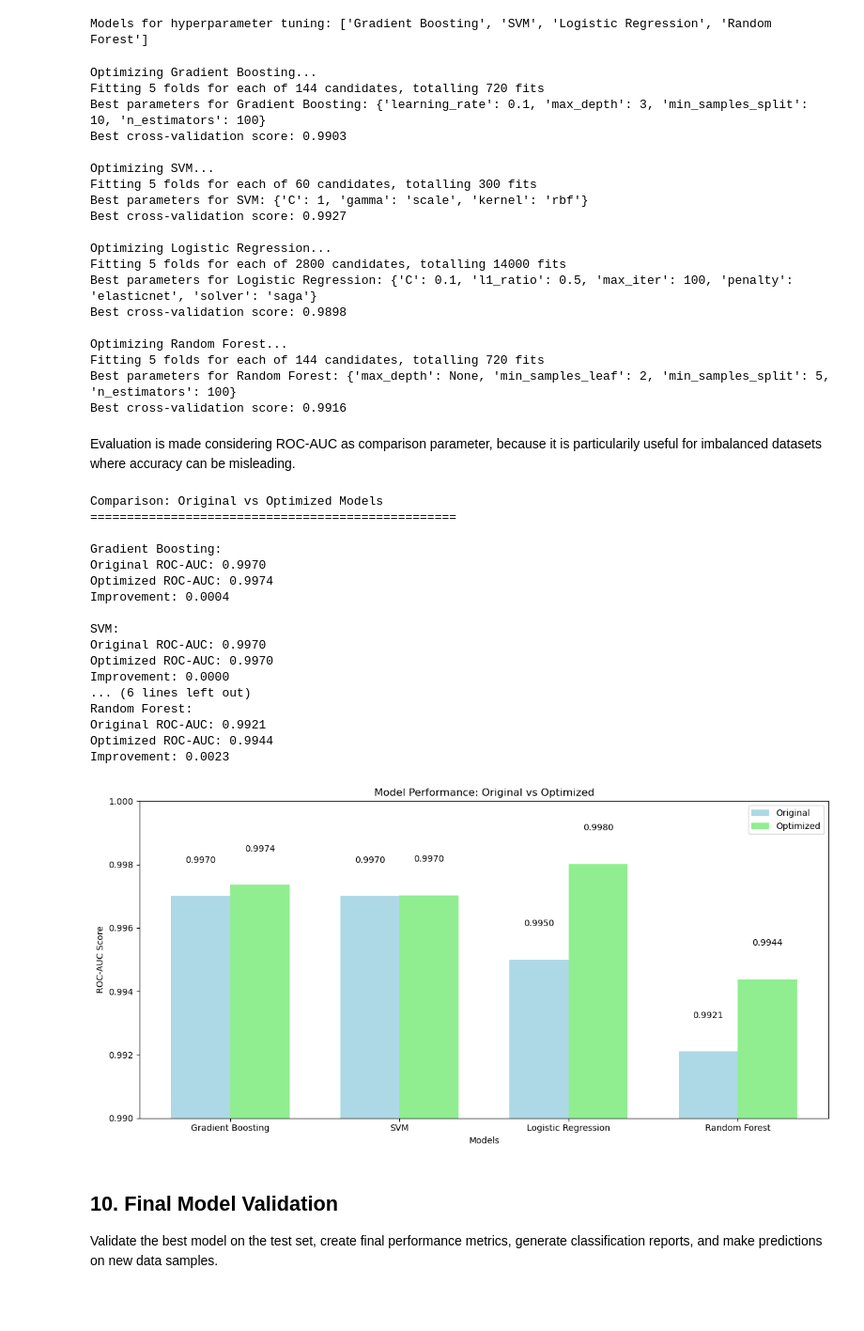
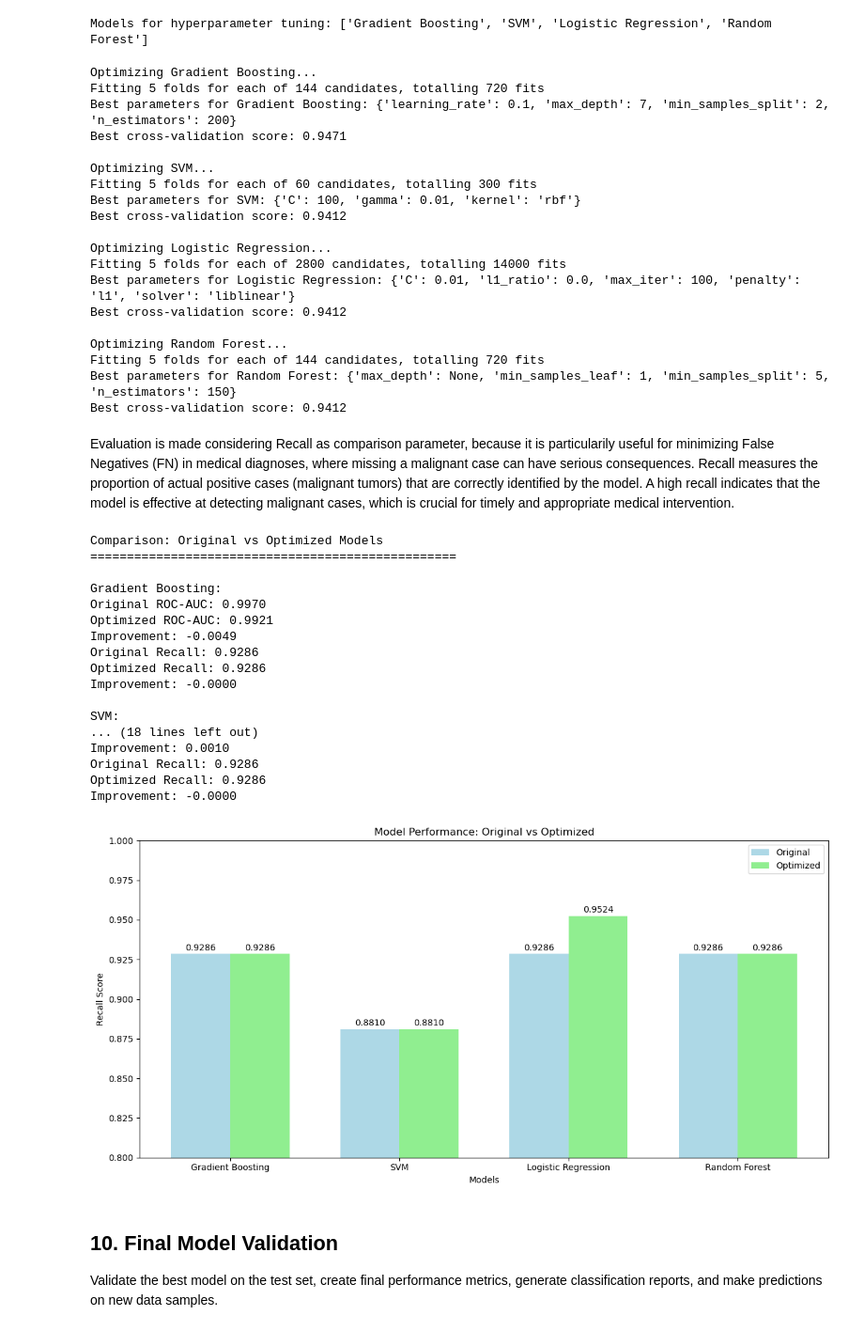
Before and after one commit to cristinalakasz/breast-cancer, a Jupyter notebook: breast_cancer_prediction.ipynb, the cells around one changed output. Shown at 94% size. Saved outputs shown, nothing was run; the diff lists cells and outputs as text; code cells hidden in the pictures; blank space fills up the shorter version.

```diff
--- a/breast_cancer_prediction.ipynb
+++ b/breast_cancer_prediction.ipynb
@@ -1379,7 +1379,7 @@ for model_name in top_4_models:
             base_model,
             param_grids[model_name],
             cv=5,
-            scoring='roc_auc',
+            scoring='recall',
             n_jobs=-1,
             verbose=1
         )
@@ -1395,25 +1395,25 @@ for model_name in top_4_models:
 # %% [output]
 Optimizing Gradient Boosting...
 Fitting 5 folds for each of 144 candidates, totalling 720 fits
-Best parameters for Gradient Boosting: {'learning_rate': 0.1, 'max_depth': 3, 'min_samples_split': 10, 'n_estimators': 100}
-Best cross-validation score: 0.9903
+Best parameters for Gradient Boosting: {'learning_rate': 0.1, 'max_depth': 7, 'min_samples_split': 2, 'n_estimators': 200}
+Best cross-validation score: 0.9471
 
 Optimizing SVM...
 Fitting 5 folds for each of 60 candidates, totalling 300 fits
-Best parameters for SVM: {'C': 1, 'gamma': 'scale', 'kernel': 'rbf'}
-Best cross-validation score: 0.9927
+Best parameters for SVM: {'C': 100, 'gamma': 0.01, 'kernel': 'rbf'}
+Best cross-validation score: 0.9412
 
 Optimizing Logistic Regression...
 Fitting 5 folds for each of 2800 candidates, totalling 14000 fits
-Best parameters for Logistic Regression: {'C': 0.1, 'l1_ratio': 0.5, 'max_iter': 100, 'penalty': 'elasticnet', 'solver': 'saga'}
-Best cross-validation score: 0.9898
+Best parameters for Logistic Regression: {'C': 0.01, 'l1_ratio': 0.0, 'max_iter': 100, 'penalty': 'l1', 'solver': 'liblinear'}
+Best cross-validation score: 0.9412
 
 Optimizing Random Forest...
 Fitting 5 folds for each of 144 candidates, totalling 720 fits
-Best parameters for Random Forest: {'max_depth': None, 'min_samples_leaf': 2, 'min_samples_split': 5, 'n_estimators': 100}
-Best cross-validation score: 0.9916
+Best parameters for Random Forest: {'max_depth': None, 'min_samples_leaf': 1, 'min_samples_split': 5, 'n_estimators': 150}
+Best cross-validation score: 0.9412
 # %% [markdown]
-Evaluation is made considering ROC-AUC as comparison parameter, because it is particularily useful for imbalanced datasets where accuracy can be misleading.
+Evaluation is made considering Recall as comparison parameter, because it is particularily useful for minimizing False Negatives (FN) in medical diagnoses, where missing a malignant case can have serious consequences. Recall measures the proportion of actual positive cases (malignant tumors) that are correctly identified by the model. A high recall indicates that the model is effective at detecting malignant cases, which is crucial for timely and appropriate medical intervention.
 # %%
 # Evaluate optimized models
 optimized_results = {}
@@ -1448,56 +1448,60 @@ for model_name in optimized_results.keys():
     print(f"Optimized ROC-AUC: {optimized_results[model_name]['ROC-AUC']:.4f}")
     improvement = optimized_results[model_name]['ROC-AUC'] - comparison_df.loc[model_name, 'ROC-AUC']
     print(f"Improvement: {improvement:.4f}")
+    print(f"Original Recall: {comparison_df.loc[model_name, 'Recall']:.4f}")
+    print(f"Optimized Recall: {optimized_results[model_name]['Recall']:.4f}")
+    improvement = optimized_results[model_name]['Recall'] - comparison_df.loc[model_name, 'Recall']
+    print(f"Improvement: {improvement:.4f}")
 # %% [output]
 Comparison: Original vs Optimized Models
 ==================================================
 
 Gradient Boosting:
 Original ROC-AUC: 0.9970
-Optimized ROC-AUC: 0.9974
-Improvement: 0.0004
+Optimized ROC-AUC: 0.9921
+Improvement: -0.0049
+Original Recall: 0.9286
+Optimized Recall: 0.9286
+Improvement: -0.0000
 
 SVM:
-Original ROC-AUC: 0.9970
-Optimized ROC-AUC: 0.9970
-Improvement: 0.0000
-... (6 lines left out)
-Random Forest:
-Original ROC-AUC: 0.9921
-Optimized ROC-AUC: 0.9944
-Improvement: 0.0023
+... (18 lines left out)
+Improvement: 0.0010
+Original Recall: 0.9286
+Optimized Recall: 0.9286
+Improvement: -0.0000
 # %%
 # Visualize the improvement
 models_to_compare = list(optimized_results.keys())
-original_scores = [comparison_df.loc[name, 'ROC-AUC'] for name in models_to_compare]
-optimized_scores = [optimized_results[name]['ROC-AUC'] for name in models_to_compare]
+original_scores = [comparison_df.loc[name, 'Recall'] for name in models_to_compare]
+optimized_scores = [optimized_results[name]['Recall'] for name in models_to_compare]
 
 x = np.arange(len(models_to_compare))
 width = 0.35
 
 fig, ax = plt.subplots(figsize=(12, 6))
 bars1 = ax.bar(x - width/2, original_scores, width, label='Original', color='lightblue')
 bars2 = ax.bar(x + width/2, optimized_scores, width, label='Optimized', color='lightgreen')
 
 ax.set_xlabel('Models')
-ax.set_ylabel('ROC-AUC Score')
+ax.set_ylabel('Recall Score')
 ax.set_title('Model Performance: Original vs Optimized')
 ax.set_xticks(x)
 ax.set_xticklabels(models_to_compare)
 ax.legend()
 
 # Add value labels on bars
 for bars in [bars1, bars2]:
     for bar in bars:
         height = bar.get_height()
         ax.text(bar.get_x() + bar.get_width()/2., height + 0.001,
                 f'{height:.4f}', ha='center', va='bottom')
 
-plt.ylim(0.99, 1.0)  # Set y-axis limits to focus on upper range
+plt.ylim(0.8, 1.0)  # Set y-axis limits to focus on upper range
 plt.tight_layout()
 plt.show()
 # %% [output]
-[figure, old version]
+[figure, new version]
 # %% [markdown]
 ## 10. Final Model Validation
 
```
Also changed, not shown: parts of 7 cells of this notebook.
